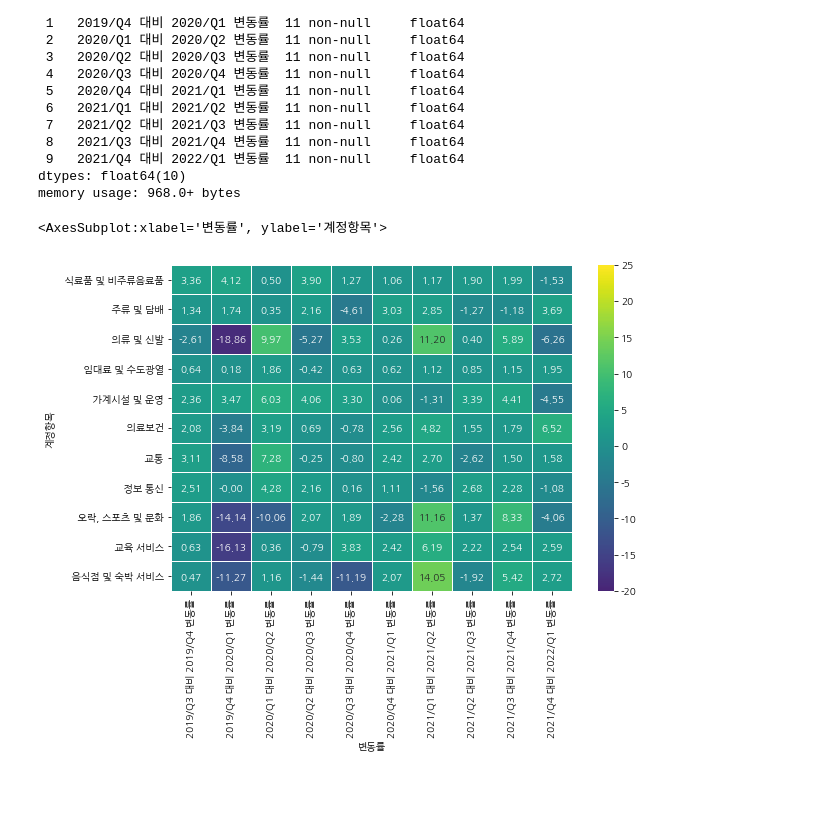
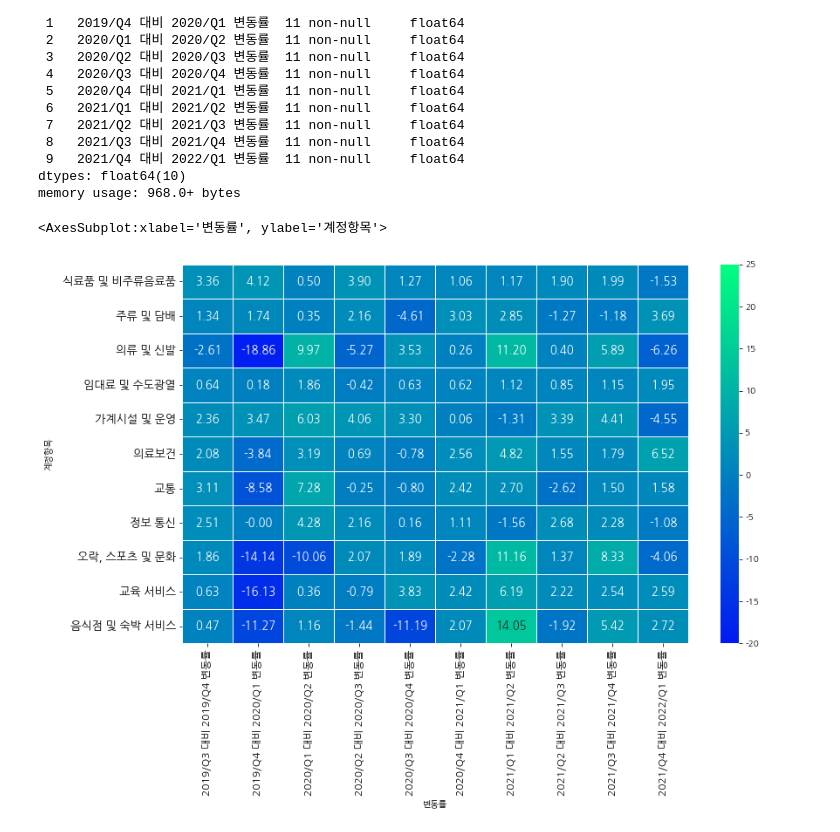
Before and after one commit to YongWanJin/KDTteam5_semiproject, a Jupyter notebook: code/최종소비지출_분석.ipynb, the cells around one changed output. Saved outputs shown, nothing was run; the diff lists cells and outputs as text; code cells hidden in the pictures; blank space fills up the shorter version.

```diff
--- a/code/최종소비지출_분석.ipynb
+++ b/code/최종소비지출_분석.ipynb
@@ -182,14 +182,16 @@ matplotlib.rcParams['axes.unicode_minus'] = False
 # %%
 #시각화
 import matplotlib.pyplot as plt
 import matplotlib.font_manager as fm
 import seaborn as sns
 plt.rcParams['font.family'] = 'NanumGothic'
 plt.rcParams['axes.unicode_minus'] = False
 
-f, ax = plt.subplots(figsize=(9, 6))
+f, ax = plt.subplots(figsize=(13, 8))
+plt.xticks(fontsize=12)
+plt.yticks(fontsize=13)
 sns.heatmap(data, vmin= -20,  vmax= 25,cbar=True, center=0,
-            annot=True, fmt=".2f", linewidths=.5, cmap='viridis')
+            annot=True, annot_kws={'size': 13}, fmt=".2f", linewidths=.5, cmap='winter')
 # %% [output]
 <AxesSubplot:xlabel='변동률', ylabel='계정항목'>
-[figure, old version]
+[figure, new version]
```
